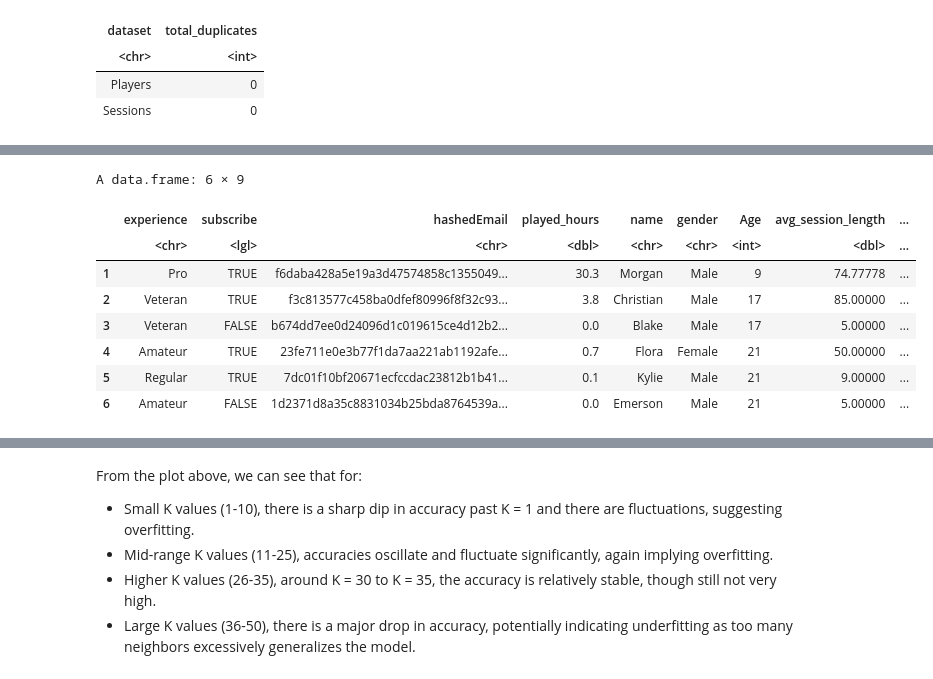
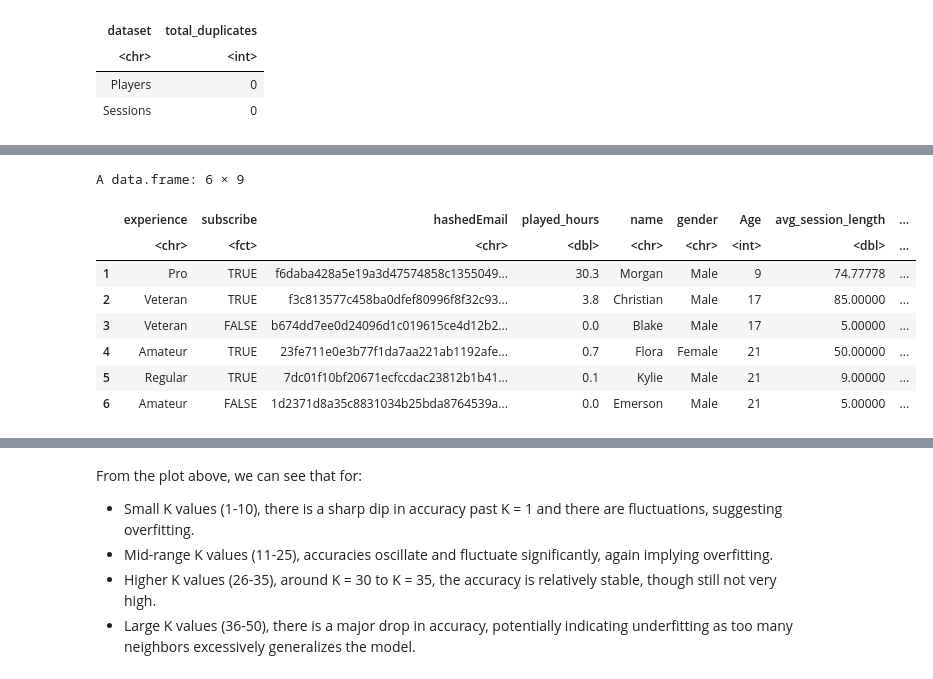
Before and after one commit to ryanraen/dsci-100-term-project, a Jupyter notebook: DSCI Final Project Report.ipynb, the cells around one changed output, grey strips where cells are left out. Drawn from its saved outputs; the diff is of its cells as text; code cells hidden in the pictures.

```diff
--- a/DSCI Final Project Report.ipynb
+++ b/DSCI Final Project Report.ipynb
@@ -318,15 +333,14 @@ A tibble: 125 × 3
 # %%
-# Merge session data with player data
-merged_data <- inner_join(players_clean, session_summary, by = "hashedEmail")
-
-# Remove any remaining missing values
-merged_data <- drop_na(merged_data)
+merged_data <- players_clean |>
+  inner_join(session_summary, by = "hashedEmail") |> # Merge session behavior with player info
+  drop_na() |>                                       # Remove any rows with missing values
+  mutate(subscribe = as.factor(subscribe))           # Convert subscription to factor for classification
 
 head(merged_data)
 # %% [output]
 A data.frame: 6 × 9
 |  | experience | subscribe | hashedEmail | played_hours | name | gender | Age | avg_session_length | ... |
-|  | <chr> | <lgl> | <chr> | <dbl> | <chr> | <chr> | <int> | <dbl> | ... |
+|  | <chr> | <fct> | <chr> | <dbl> | <chr> | <chr> | <int> | <dbl> | ... |
 | 1 | Pro | TRUE | f6daba428a5e19a3d47574858c1355049... | 30.3 | Morgan | Male | 9 | 74.77778 | ... |
 | 2 | Veteran | TRUE | f3c813577c458ba0dfef80996f8f32c93... | 3.8 | Christian | Male | 17 | 85.00000 | ... |
 | 3 | Veteran | FALSE | b674dd7ee0d24096d1c019615ce4d12b2... | 0.0 | Blake | Male | 17 | 5.00000 | ... |
```
Also changed, not shown: parts of 8 cells of this notebook.
